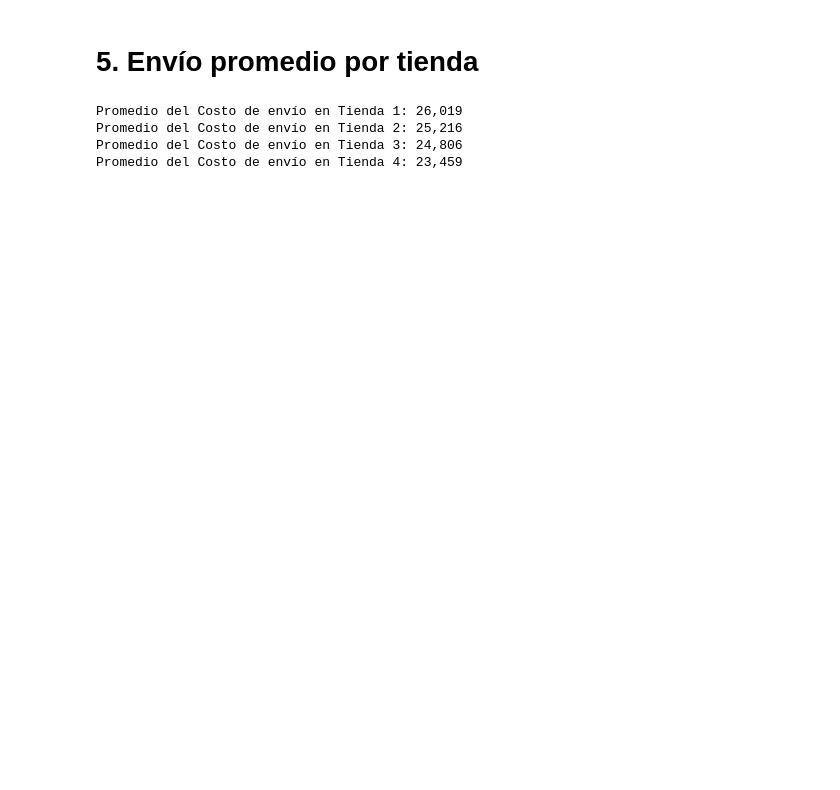
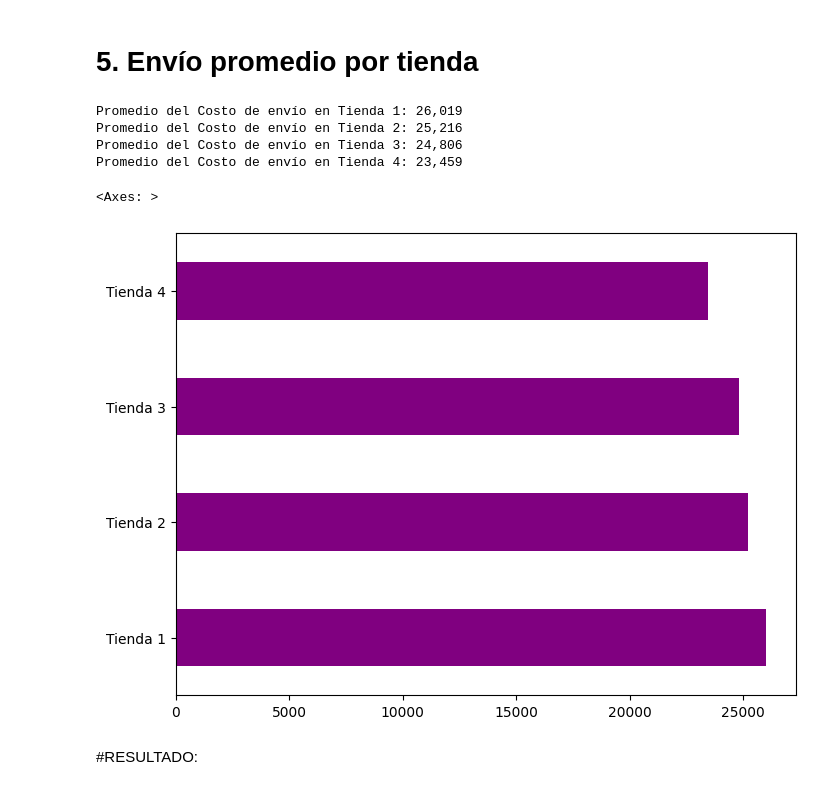
Before and after one commit to ferneysua123-dot/AluraStore_Ferney_Suarez, a Jupyter notebook: AluraStoreLatam.ipynb, the cells around one changed output. Saved outputs shown, nothing was run; the diff lists cells and outputs as text; code cells hidden in the pictures; blank space fills up the shorter version.

```diff
--- a/AluraStoreLatam.ipynb
+++ b/AluraStoreLatam.ipynb
@@ -138,3 +192,14 @@ Promedio del Costo de envío en Tienda 1: 26,019
 Promedio del Costo de envío en Tienda 2: 25,216
 Promedio del Costo de envío en Tienda 3: 24,806
 Promedio del Costo de envío en Tienda 4: 23,459
+# %%
+# Convirtiendo el diccionario en series de panda:
+series_promedios_por_tienda = pd.Series(promedios_por_tienda)
+
+# Así se puede graficar considerando las series:
+series_promedios_por_tienda.plot(kind='barh', figsize=(8, 6), color='purple')
+# %% [output]
+<Axes: >
+[figure, added]
+# %% [markdown]
+#RESULTADO:
```
Also changed, not shown: parts of 8 cells of this notebook.
